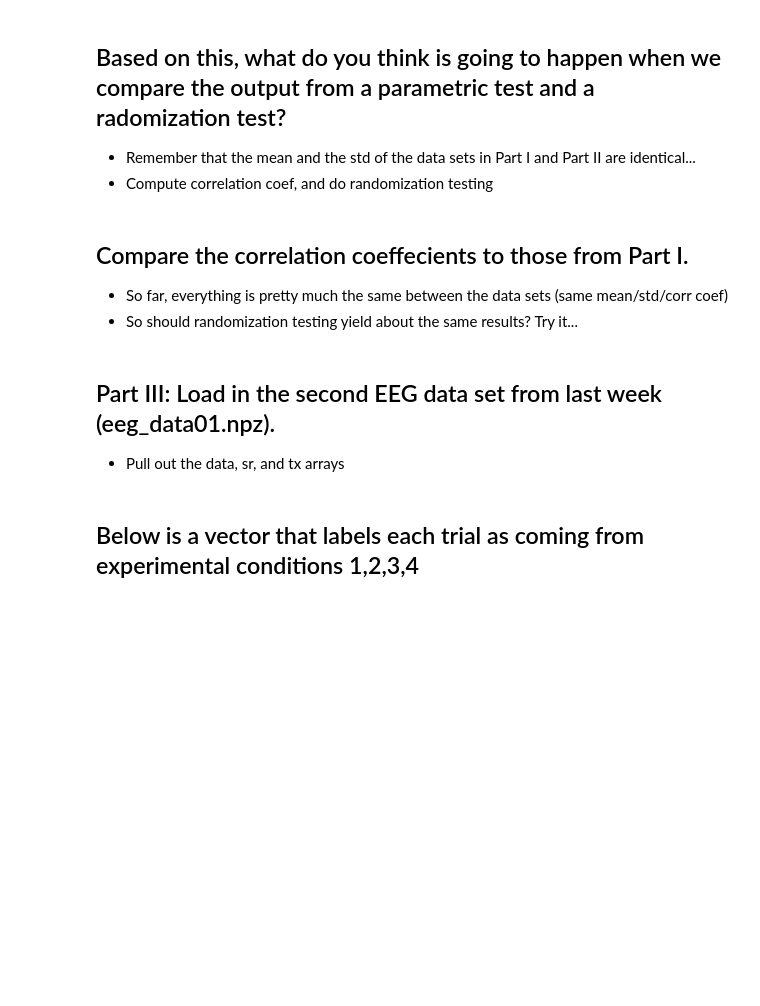
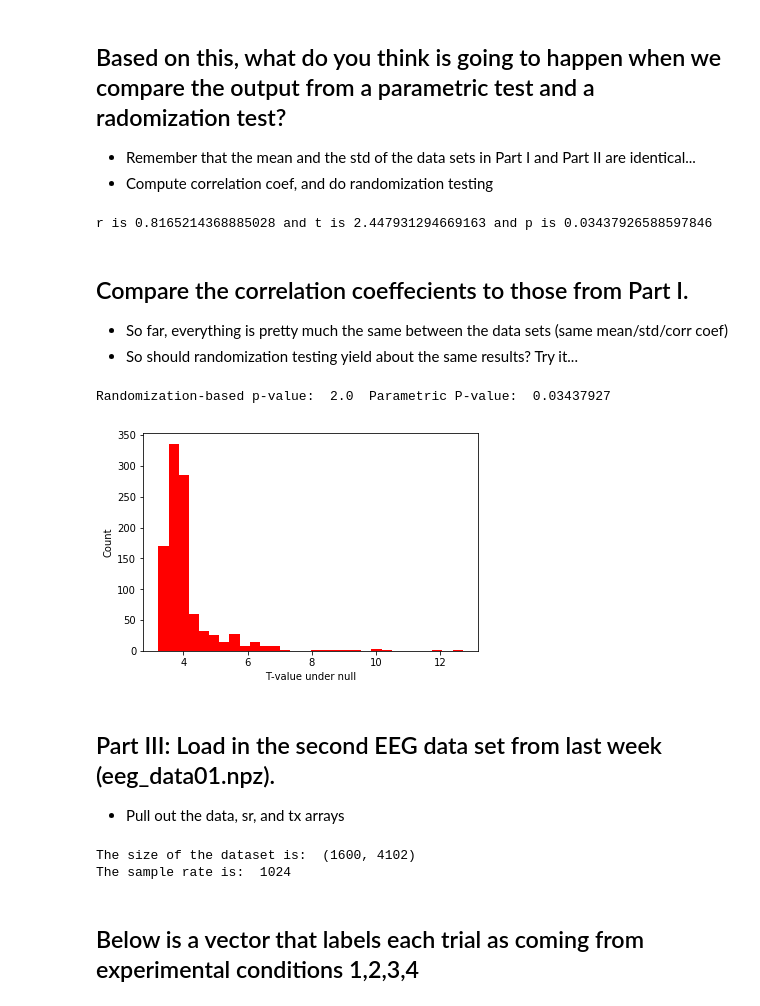
Before and after one commit to JonathanKeefe/PSYC-NEU-231, a Jupyter notebook: Tutorial031_Exercises_InClass.ipynb, the cells around one changed output. Drawn from its saved outputs; the diff is of its cells as text; code cells hidden in the pictures; blank space fills up the shorter version.

```diff
--- a/Tutorial031_Exercises_InClass.ipynb
+++ b/Tutorial031_Exercises_InClass.ipynb
@@ -80,10 +142,55 @@ d2 = np.array([6.58, 5.76, 7.71, 8.84, 8.47, 7.04, 5.25, 12.5, 5.56, 7.91, 6.89]
 ## Based on this, what do you think is going to happen when we compare the output from a parametric test and a radomization test?
 * Remember that the mean and the std of the data sets in Part I and Part II are identical...
 * Compute correlation coef, and do randomization testing
+# %%
+N = len(d1)
+
+d_corr = np.corrcoef(d1, d2)[0,1]
+d_corr_t = stats.ttest_rel(d1,d2)
+print('r is', d_corr, 'and t is', d_corr_t.statistic, 'and p is', d_corr_t.pvalue )
+# %% [output]
+r is 0.8165214368885028 and t is 2.447931294669163 and p is 0.03437926588597846
 # %% [markdown]
 ## Compare the correlation coeffecients to those from Part I.
 * So far, everything is pretty much the same between the data sets (same mean/std/corr coef)
 * So should randomization testing yield about the same results? Try it...
+# %%
+# figure out how many times we want to run the randomization test...
+num_randomizations = 1000
+rand_corr = np.zeros(num_randomizations)
+rand_t_val = np.zeros(num_randomizations)
+tmp0 = np.zeros(N)
+tmp1 = np.zeros(N)
+
+# start a loop over randomization iterations
+for i in np.arange(num_randomizations):
+
+    # write this out explicitly for clarity - randomly assigning numbers from d1 or d2
+    # i.e. condition doesn't matter.
+    for j in np.arange(N):
+        if np.random.rand(1) < .5:
+            tmp0[j] = d1[j]
+            tmp1[j] = d2[j]
+        else:
+            tmp0[j] = d2[j]
+            tmp1[j] = d1[j]
+
+    # then correlate the two randomized data vectors...compute tvalues
+    rand_corr[i] = np.corrcoef(tmp0,tmp1)[0,1]
+    rand_t_val[i] = (rand_corr[i]*np.sqrt(N-2)) / np.sqrt(1-rand_corr[i]**2)
+
+# compute the p-value of our real t-score (t_val) vs our radomized distribution
+rand_p_value = 2*(1-(np.sum(d_corr_t.statistic>rand_t_val) / num_randomizations))
+print('Randomization-based p-value: ', np.round(rand_p_value,8), ' Parametric P-value: ', np.round(d_corr_t.pvalue,8))
+
+# plotting the distribution of p-values that we observe under the null
+plt.hist(rand_t_val, color='r', alpha=1, bins=30)
+plt.xlabel('T-value under null')
+plt.ylabel('Count')
+plt.show()
+# %% [output]
+Randomization-based p-value:  2.0  Parametric P-value:  0.03437927
+[figure, added]
 # %% [markdown]
 ## Part III: Load in the second EEG data set from last week (eeg_data01.npz).
 * Pull out the data, sr, and tx arrays
@@ -93,3 +197,23 @@ eeg = np.load('eeg_data01.npz')
+# %%
+# load the data...
+eeg = np.load('eeg_data01.npz')
+
+# just like we did last week
+eeg['data']
+eeg['sr']
+eeg['tx']
+
+# What is the size and sample rate?
+print('The size of the dataset is: ', eeg['data'].shape)
+print('The sample rate is: ', eeg['sr'])
+
+# and if you want to save some typing, especially because we only have a few variables, you reassign the different arrays like this
+data = eeg['data']
+sr = eeg['sr']
+tx = eeg['tx']
+# %% [output]
+The size of the dataset is:  (1600, 4102)
+The sample rate is:  1024
 # %% [markdown]
 ## Below is a vector that labels each trial as coming from experimental conditions 1,2,3,4
 # %%
```
Also changed, not shown: parts of 10 cells of this notebook.
